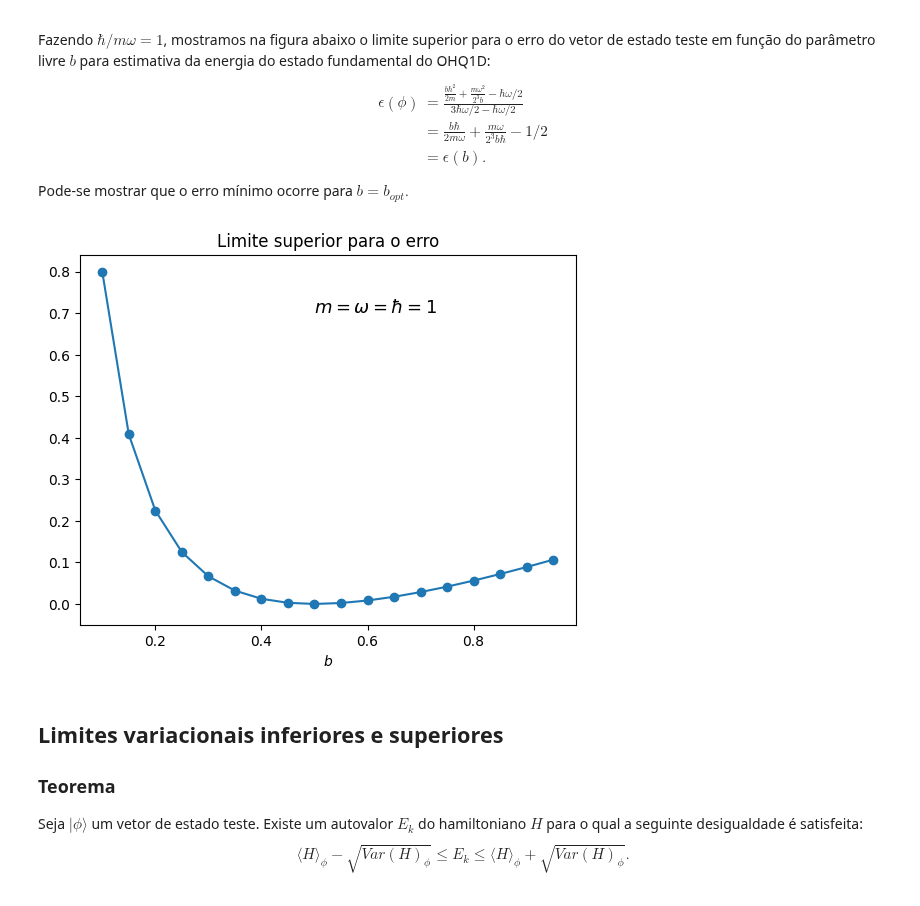
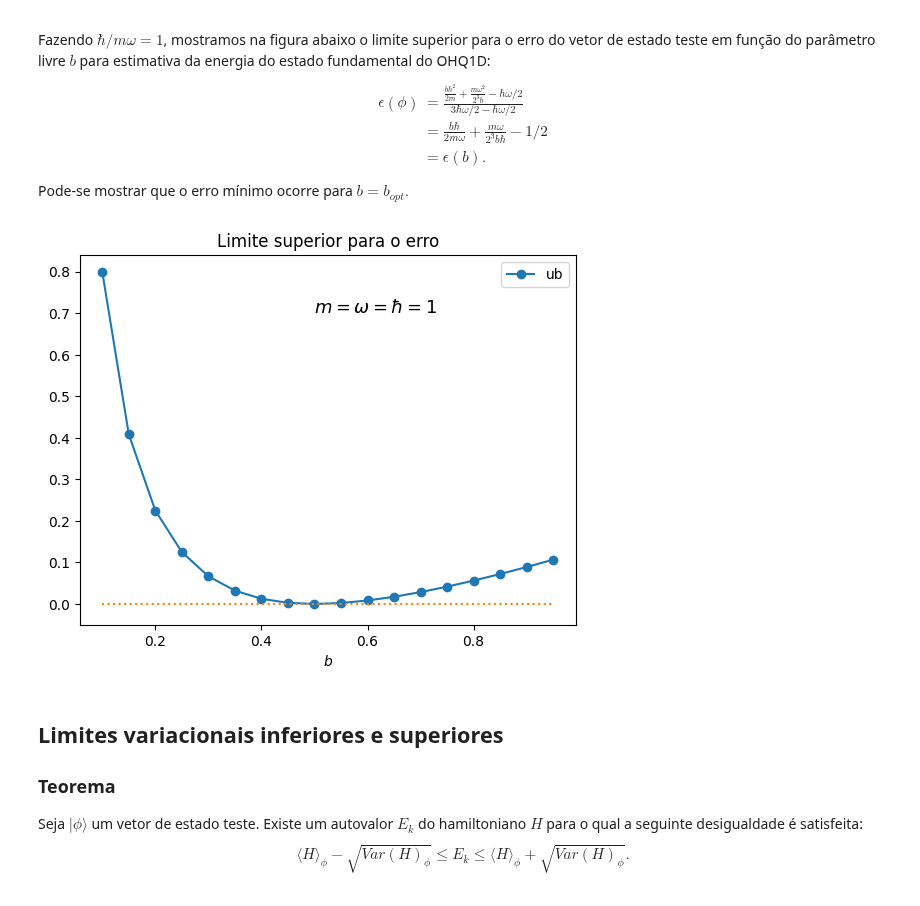
Before and after one commit to jonasmaziero/mecanica_quantica, a Jupyter notebook: notas_de_aula/40_1_metodo_variacional.ipynb, the cells around one changed output. Cells and saved outputs as stored; diff of their text form; code cells hidden in the pictures.

```diff
--- a/notas_de_aula/40_1_metodo_variacional.ipynb
+++ b/notas_de_aula/40_1_metodo_variacional.ipynb
@@ -195,17 +195,16 @@ Fazendo $\hbar/m\omega=1$, mostramos na figura abaixo o limite superior para o e
 Pode-se mostrar que o erro mínimo ocorre para $b=b_{opt}.$
 # %%
 # hb = w = m = 1
-import matplotlib
-from matplotlib import pyplot as plt
-import numpy as np
-b = np.arange(0.1,1,0.05)
-ub = b/2 + 1/(8*b) - 1/2
-plt.plot(b,ub,'-o'); plt.xlabel(r'$b$'); plt.ylim(-0.05,)
+import matplotlib; from matplotlib import pyplot as plt
+import numpy as np; b = np.arange(0.1,1,0.05)
+ub = b/2 + 1/(8*b) - 1/2; z = np.zeros(len(b))
+plt.plot(b,ub,'-o',label='ub'); plt.plot(b,z,':')
+plt.xlabel(r'$b$'); plt.ylim(-0.05,); plt.legend()
 plt.title('Limite superior para o erro')
 plt.annotate(r'$m=\omega=\hbar=1$',xy=(0.5,0.7),xytext=(0.5,0.7),fontsize=13)
 plt.show()
 # %% [output]
-[figure, old version]
+[figure, new version]
 # %% [markdown]
 ## Limites variacionais inferiores e superiores
 ### Teorema
```
Also changed, not shown: parts of 1 cell of this notebook.
